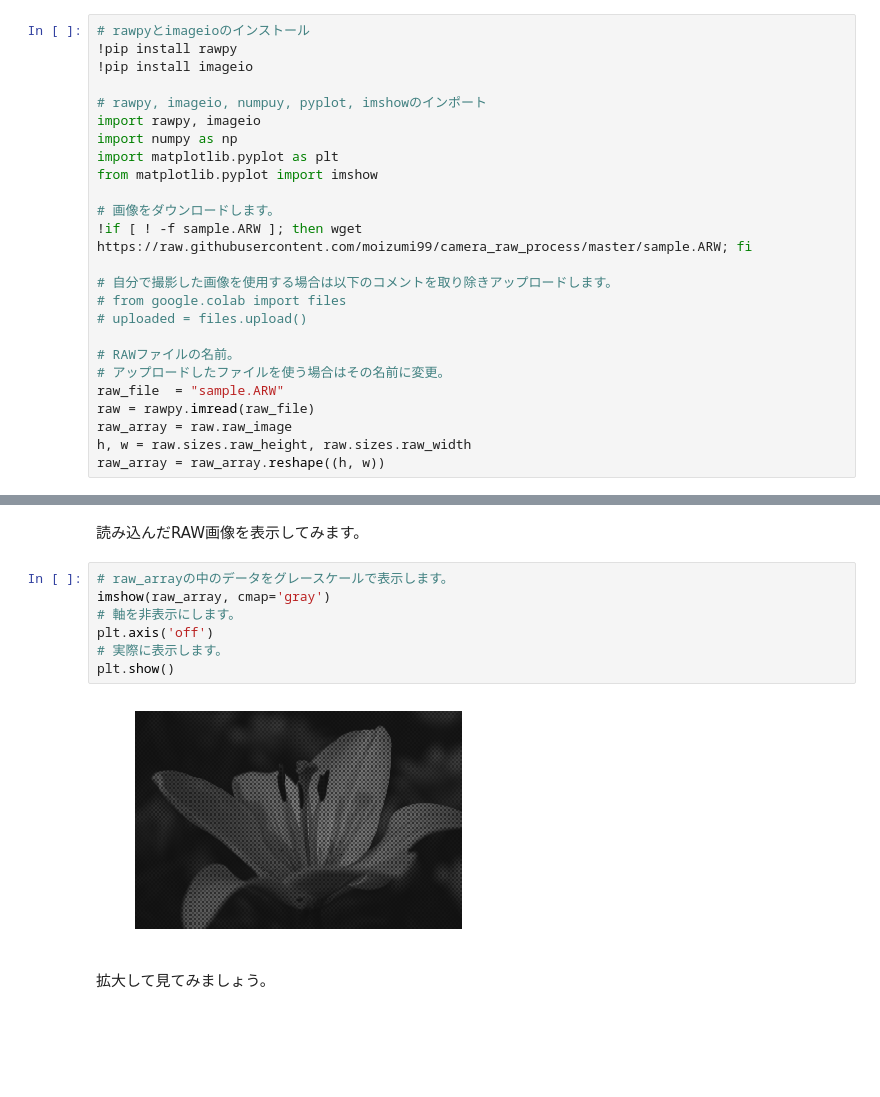
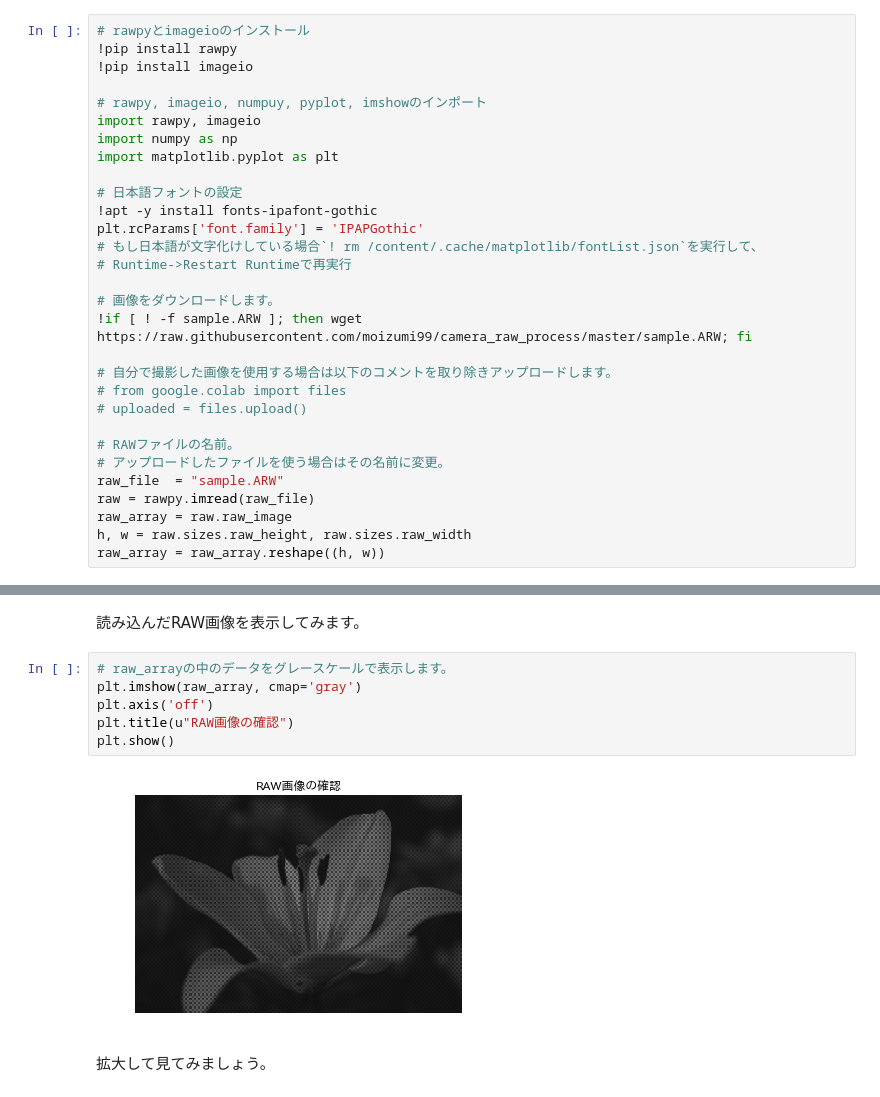
Before and after one commit to moizumi99/camera_raw_processing, a Jupyter notebook: camera_raw_chapter_3_2.ipynb, the cells around one changed output, grey strips where cells are left out. Drawn from its saved outputs; the diff is of its cells as text; blank space fills up the shorter version.

Commit message:
Caption is added to each image

```diff
--- a/camera_raw_chapter_3_2.ipynb
+++ b/camera_raw_chapter_3_2.ipynb
@@ -22,7 +22,12 @@ https://colab.research.google.com/github/moizumi99/camera_raw_processing/blob/ma
 import rawpy, imageio
 import numpy as np
 import matplotlib.pyplot as plt
-from matplotlib.pyplot import imshow
+
+# 日本語フォントの設定
+!apt -y install fonts-ipafont-gothic
+plt.rcParams['font.family'] = 'IPAPGothic'
+# もし日本語が文字化けしている場合`! rm /content/.cache/matplotlib/fontList.json`を実行して、
+# Runtime->Restart Runtimeで再実行
 
 # 画像をダウンロードします。
 !if [ ! -f sample.ARW ]; then wget https://raw.githubusercontent.com/moizumi99/camera_raw_process/master/sample.ARW; fi
@@ -58,13 +55,12 @@ sample.ARW.1        100%[===================>]  23.60M  52.3MB/s    in 0.5s
 読み込んだRAW画像を表示してみます。
 # %%
 # raw_arrayの中のデータをグレースケールで表示します。
-imshow(raw_array, cmap='gray')
-# 軸を非表示にします。
+plt.imshow(raw_array, cmap='gray')
 plt.axis('off')
-# 実際に表示します。
+plt.title(u"RAW画像の確認")
 plt.show()
 # %% [output]
-[figure, old version]
+[figure, new version]
 # %% [markdown]
 拡大して見てみましょう。
 # %%
```
Also changed, not shown: parts of 7 cells of this notebook, 20 other files.
